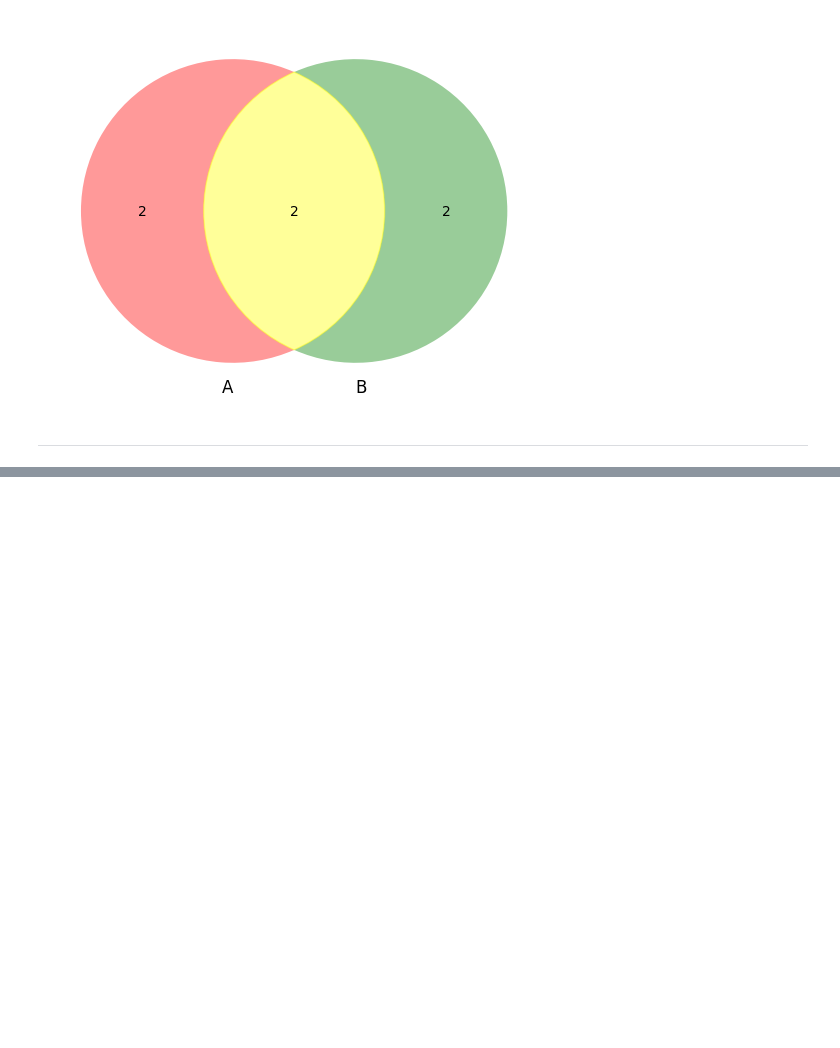
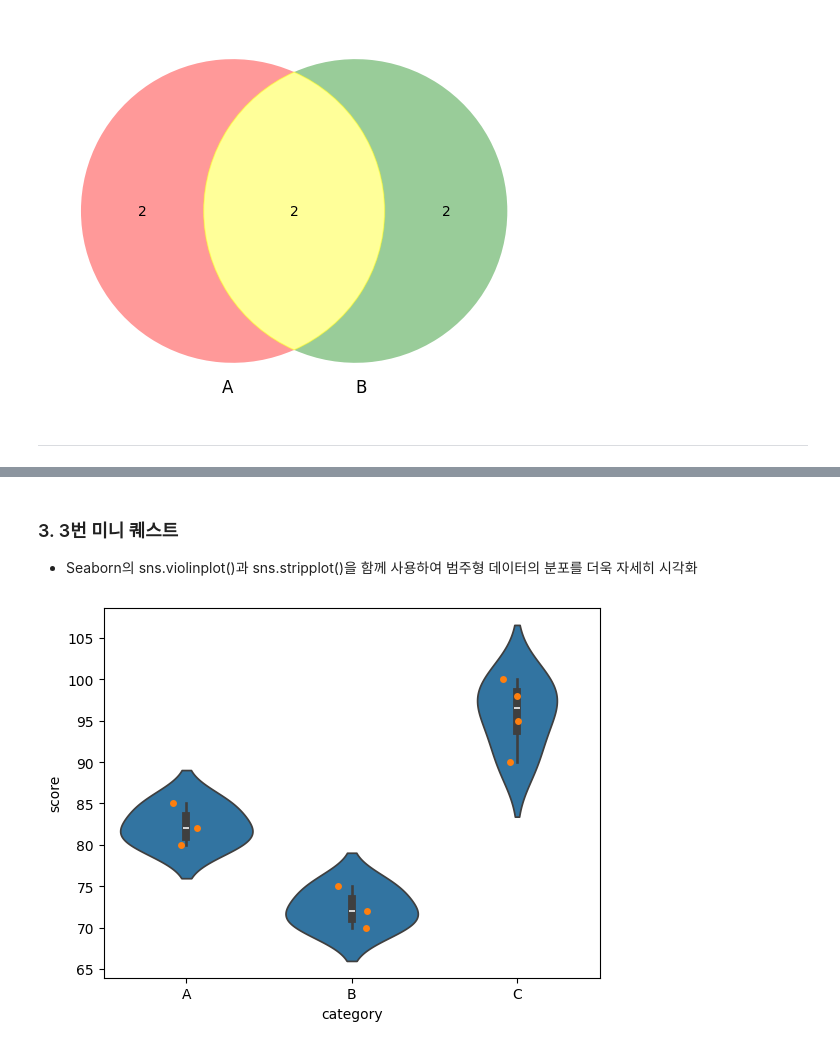
Before and after one commit to 100-hours-a-week/KTB4-emjay-AI, a Jupyter notebook: WeeklyChallenge/03/data_visualization.ipynb, the cells around one changed output, grey strips where cells are left out. Drawn from its saved outputs; the diff is of its cells as text; code cells hidden in the pictures; blank space fills up the shorter version.

```diff
--- a/WeeklyChallenge/03/data_visualization.ipynb
+++ b/WeeklyChallenge/03/data_visualization.ipynb
@@ -631,0 +666,20 @@ plt.show()
+# %% [markdown]
+### 3. 3번 미니 퀘스트
+- Seaborn의 sns.violinplot()과 sns.stripplot()을 함께 사용하여 범주형 데이터의 분포를 더욱 자세히 시각화
+# %%
+# 샘플 데이터 생성
+data = pd.DataFrame({
+    "category": ["A", "A", "B", "B", "C", "C", "C", "A", "B", "C"],
+    "score": [80, 85, 70, 75, 95, 90, 100, 82, 72, 98]
+})
+
+# 범주형 데이터의 밀도 및 분포 시각화 (바이올린 플롯)
+sns.violinplot(x="category", y="score", data=data)
+
+# 범주형 데이터의 개별 데이터 포인트 시각화 (스트립 플롯)
+#   jitter=True: 데이터 포인트가 겹쳐 보이지 않도록 위치를 조금씩 조정, 데이터 값 자체가 변하는 것은 X
+sns.stripplot(x="category", y="score", data=data, jitter=True)
+
+plt.show()
+# %% [output]
+[figure, added]
```
Also changed, not shown: parts of 92 cells of this notebook.
